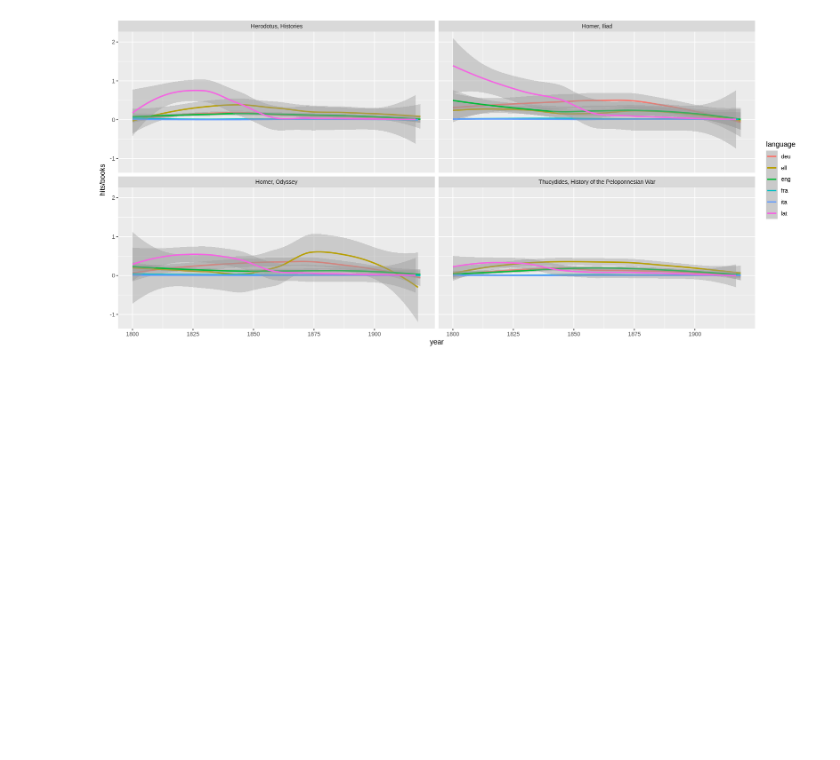
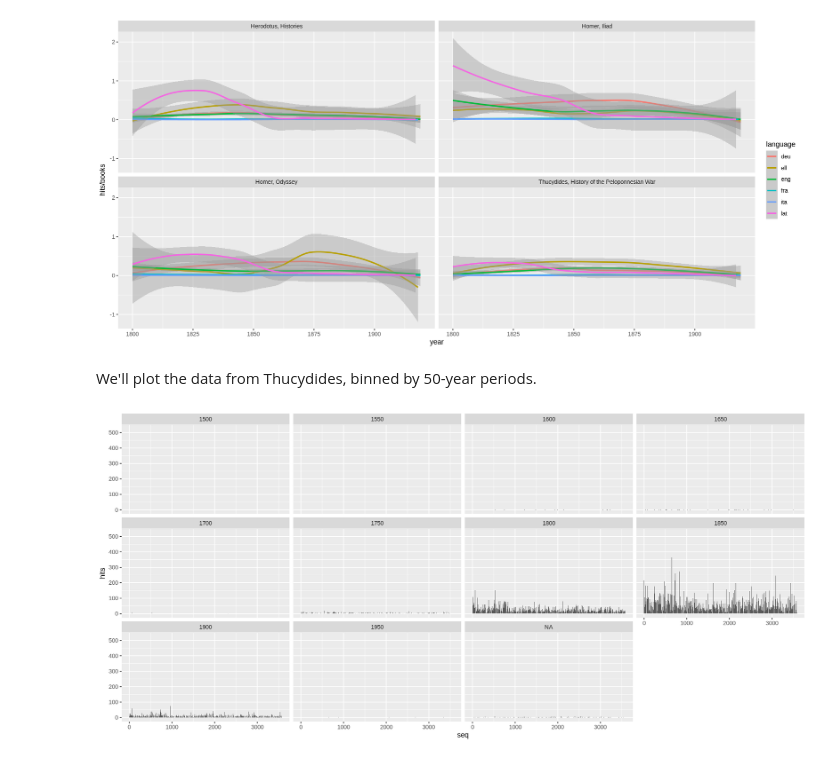
Before and after one commit to gregorycrane/idi-cites, a Jupyter notebook: idi_cites.ipynb, the cells around one changed output. Saved outputs shown, nothing was run; the diff lists cells and outputs as text; code cells hidden in the pictures; blank space fills up the shorter version.

Commit message:
Add example of counting cited passages in Thucydides.

```diff
--- a/idi_cites.ipynb
+++ b/idi_cites.ipynb
@@ -232,3 +232,19 @@ meta.cites |>
   ggplot(aes(year, hits/books, color=language)) + geom_smooth(method="loess", formula=y ~ x) + facet_wrap(vars(work.title))
 # %% [output]
 [figure]
+# %%
+seq <- read.csv(textConnection(readLines(gzcon(url("https://raw.githubusercontent.com/dasmiq/idi-cites/refs/heads/main/seq.csv.gz")))),
+  header=TRUE)
+# %% [markdown]
+We'll plot the data from Thucydides, binned by 50-year periods.
+# %%
+thuc <- read.csv(textConnection(readLines(gzcon(url("https://raw.githubusercontent.com/dasmiq/idi-cites/refs/heads/main/locs/urn%3Acts%3AgreekLit%3Atlg0003.tlg001.csv.gz")))),
+  header=TRUE)
+# %%
+thuc |> inner_join(select(idi.dated, book, year, language=language_gen), by="book") |>
+  anti_join(select(thuc.eds, book), by="book") |>
+  mutate(bin=as.integer(year/50)*50) |>
+  group_by(seq, bin) |> summarize(hits=sum(hits), .groups="drop") |>
+  ggplot(aes(seq, hits)) + geom_col() + facet_wrap(vars(bin))
+# %% [output]
+[figure, added]
```
Also changed, not shown: parts of 2 cells of this notebook.
